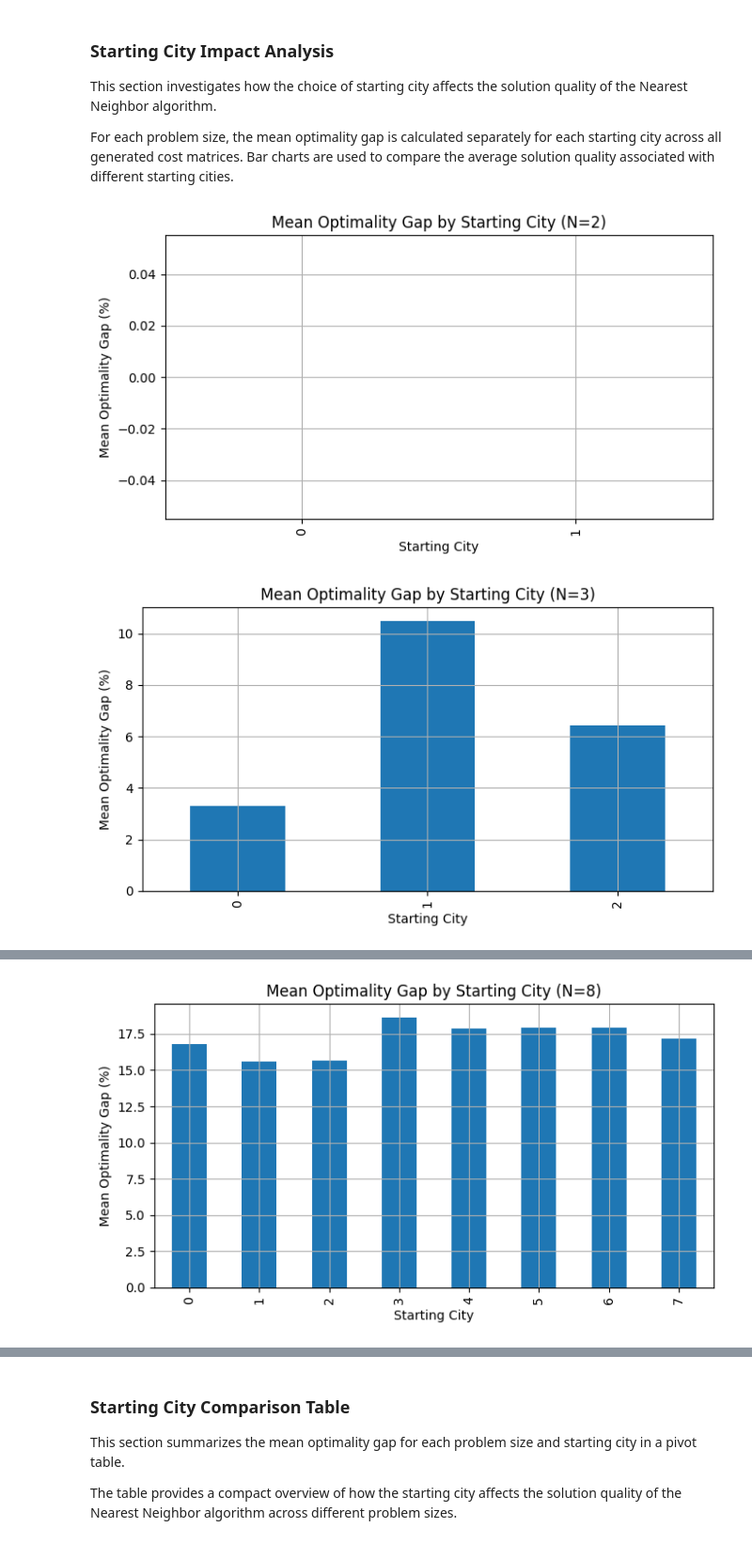
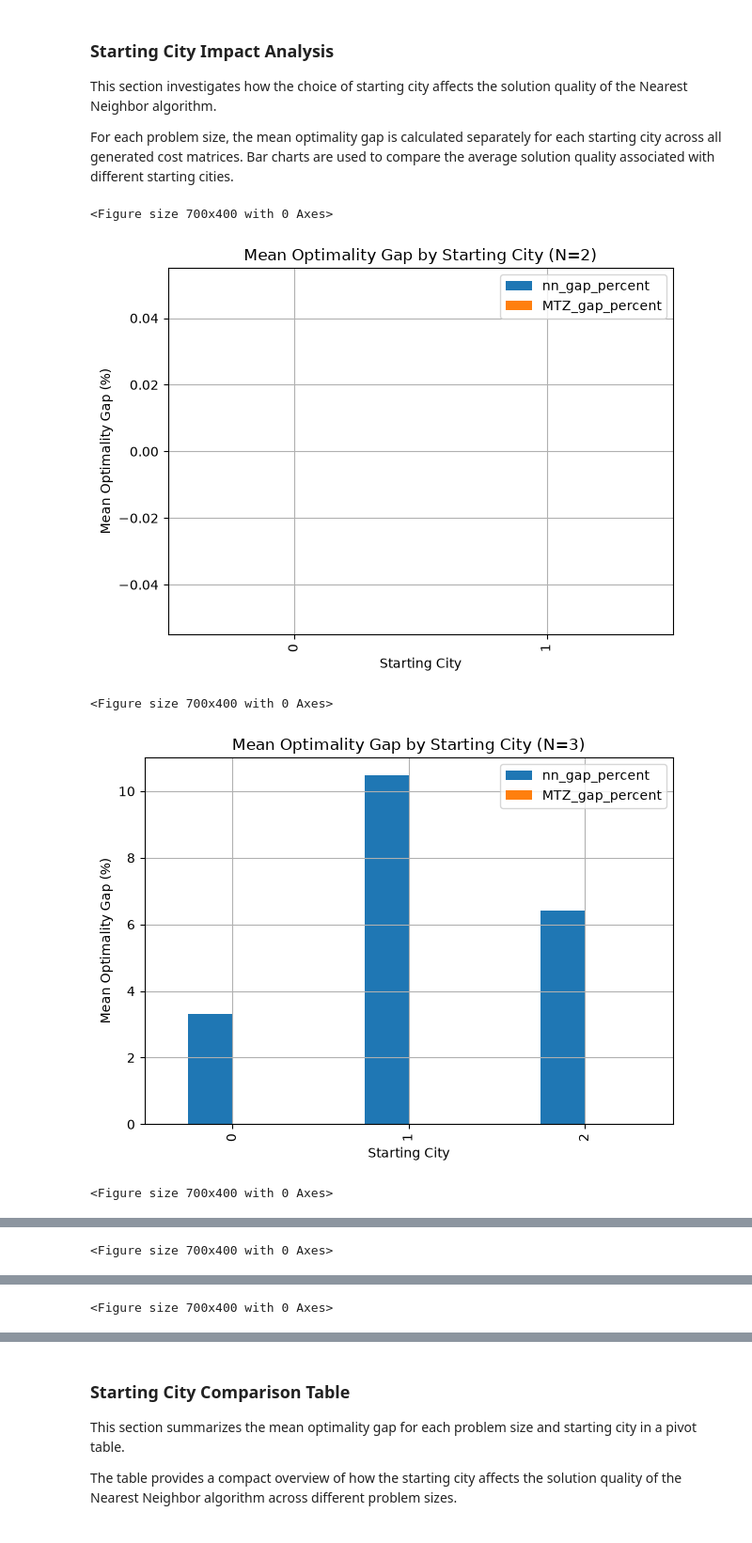
Before and after one commit to S-Fatemeh/TSP-Optimization, a Jupyter notebook: Experiments/compare_algorithms.ipynb, the cells around one changed output, grey strips where cells are left out. Shown at 94% size. Saved outputs shown, nothing was run; the diff lists cells and outputs as text; code cells hidden in the pictures.

Commit message:
Add MTZ formulation and compare three TSP algorithms

```diff
--- a/Experiments/compare_algorithms.ipynb
+++ b/Experiments/compare_algorithms.ipynb
@@ -63,7 +64,7 @@ for N in range(2, 11):
             "cost_matrix": cost
         })
 
-        # Evaluate both algorithms using every city as the starting city.
+        # Evaluate all three algorithms using every city as the starting city.
         for j in range(N):
             start = j
 
@@ -81,8 +82,21 @@ for N in range(2, 11):
             )
             nn_duration = (time.perf_counter() - start_time) * 1000
 
+            # Run the MTZ + ATSP Optimization Problem and measure its execution time.
+            start_time = time.perf_counter()
+            MTZ_cost, MTZ_route = mtz_model.mtz_model(
+                cities, cost, start, route_cost.route_cost
+            )
+            MTZ_duration = (time.perf_counter() - start_time) * 1000
+            if MTZ_cost is None:
+                raise RuntimeError(
+                    f"MTZ failed for N={N}, seed={seed}, stat={start}"
+                )
             # Calculate the optimality gap relative to the optimal solution.
-            gap = (nn_cost - bf_cost) / bf_cost * 100
+            nn_gap = (nn_cost - bf_cost) / bf_cost * 100
+
+            # Calculate the optimality gap relative to the optimal solution.
+            MTZ_gap = (MTZ_cost - bf_cost) / bf_cost * 100
 
             # Store the results of the current experiment.
             results.append({
@@ -92,10 +106,14 @@ for N in range(2, 11):
                 "bf_cost": bf_cost,
                 "bf_route": str(bf_route),
                 "bf_duration_ms": bf_duration,
+                "MTZ_cost": MTZ_cost,
+                "MTZ_route": str(MTZ_route),
+                "MTZ_duration_ms": MTZ_duration,
                 "nn_cost": nn_cost,
                 "nn_route": str(nn_route),
                 "nn_duration_ms": nn_duration,
-                "gap_percent": gap
+                "nn_gap_percent": nn_gap,
+                "MTZ_gap_percent": MTZ_gap
             })
 # %% [markdown]
 ### Save Experimental Results
@@ -240,28 +268,31 @@ For each problem size, the mean optimality gap is calculated separately for each
 # %%
 import matplotlib.pyplot as plt
 
 # Analyze the effect of the starting city for each problem size.
 for N in sorted(df["N"].unique()):
 
     # Select the observations corresponding to the current problem size.
     subset = df[df["N"] == N]
 
     # Calculate the mean optimality gap for each starting city.
-    start_analysis = subset.groupby("start")["gap_percent"].mean()
+    start_analysis = subset.groupby("start")[["nn_gap_percent","MTZ_gap_percent"]].mean()
 
     # Create a bar chart to compare starting cities.
     plt.figure(figsize=(7, 4))
     start_analysis.plot(
         kind="bar",
         xlabel="Starting City",
         ylabel="Mean Optimality Gap (%)",
         title=f"Mean Optimality Gap by Starting City (N={N})",
         grid=True
     )
 
     # Adjust the layout and display the chart.
     plt.tight_layout()
     plt.show()
 # %% [output]
+<Figure size 700x400 with 0 Axes>
-[figure, old version]
+[figure, new version]
+<Figure size 700x400 with 0 Axes>
-[figure, old version]
+[figure, new version]
+<Figure size 700x400 with 0 Axes>
@@ -268,0 +300 @@ for N in sorted(df["N"].unique()):
+<Figure size 700x400 with 0 Axes>
@@ -269,0 +302 @@ for N in sorted(df["N"].unique()):
+<Figure size 700x400 with 0 Axes>
@@ -272 +305,0 @@ for N in sorted(df["N"].unique()):
-[figure, removed]
```
Also changed, not shown: parts of 14 cells of this notebook, 2 other files.
